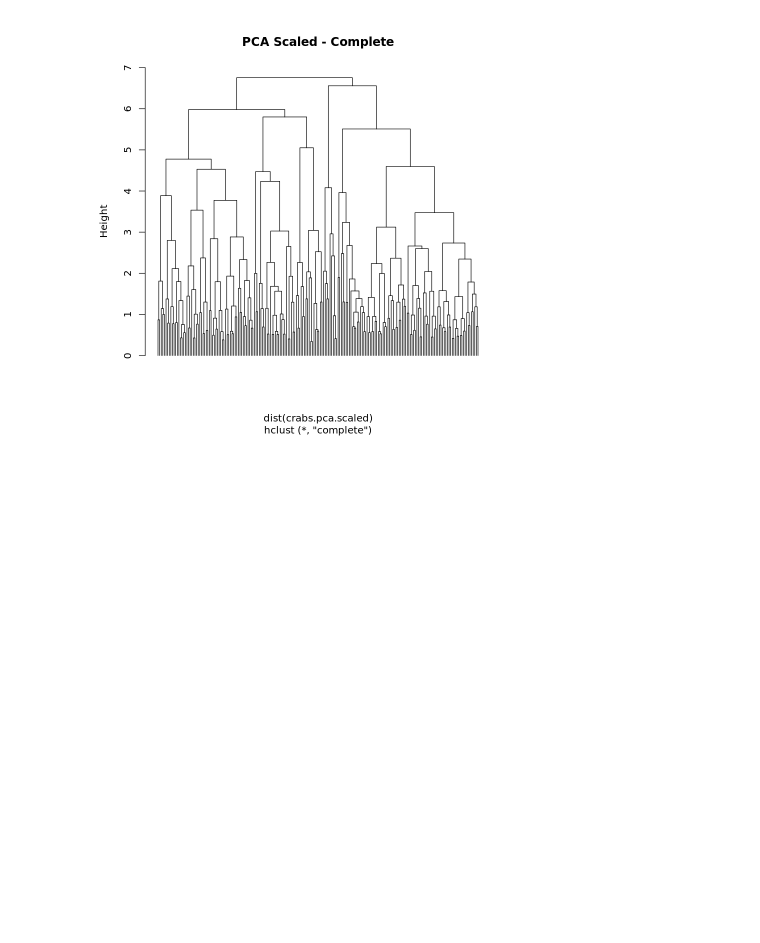
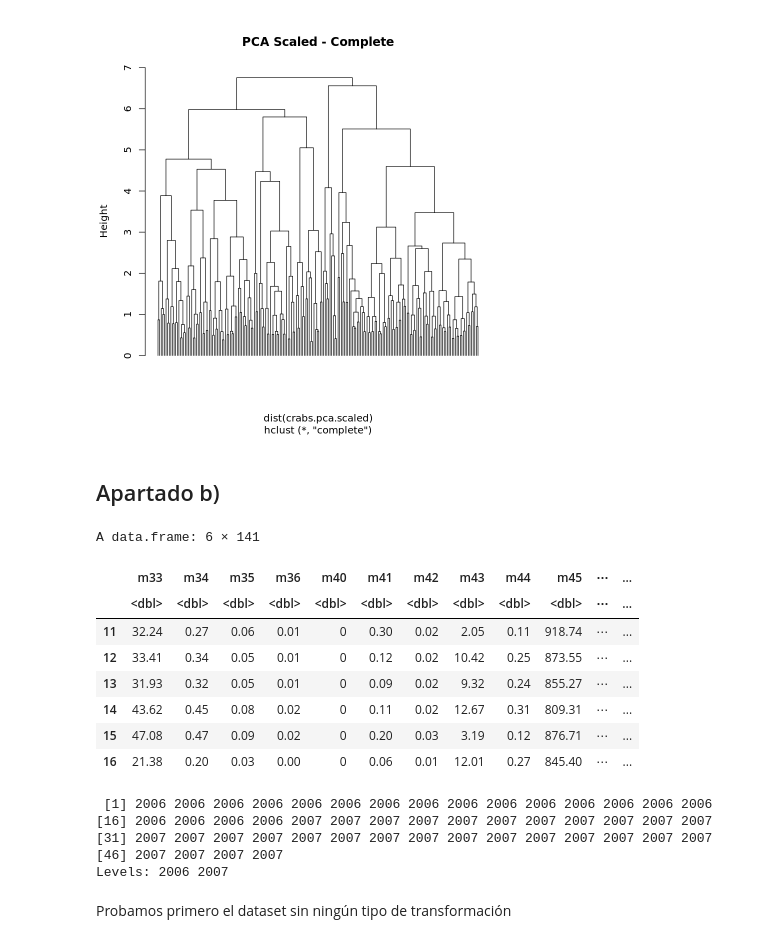
Before and after one commit to natimellino/mineria-de-datos, a Jupyter notebook: TP3.ipynb, the cells around one changed output. Saved outputs shown, nothing was run; the diff lists cells and outputs as text; code cells hidden in the pictures; blank space fills up the shorter version.

```diff
--- a/TP3.ipynb
+++ b/TP3.ipynb
@@ -163,3 +163,29 @@ plot(crab.pca.scaled.hc,  labels = FALSE, hang = -1, main = "PCA Scaled - Comple
 [figure]
 [figure]
 [figure]
+# %% [markdown]
+## Apartado b)
+# %%
+load("lampone.Rdata")
+lampone.vars <- lampone[, -c(1, 143, 144)] # La clase esta en 1 y 143, sacamos la 144 porque da error
+head(lampone.vars)
+# %% [output]
+A data.frame: 6 × 141
+|  | m33 | m34 | m35 | m36 | m40 | m41 | m42 | m43 | m44 | m45 | ⋯ | ... |
+|  | <dbl> | <dbl> | <dbl> | <dbl> | <dbl> | <dbl> | <dbl> | <dbl> | <dbl> | <dbl> | ⋯ | ... |
+| 11 | 32.24 | 0.27 | 0.06 | 0.01 | 0 | 0.30 | 0.02 | 2.05 | 0.11 | 918.74 | ⋯ | ... |
+| 12 | 33.41 | 0.34 | 0.05 | 0.01 | 0 | 0.12 | 0.02 | 10.42 | 0.25 | 873.55 | ⋯ | ... |
+| 13 | 31.93 | 0.32 | 0.05 | 0.01 | 0 | 0.09 | 0.02 | 9.32 | 0.24 | 855.27 | ⋯ | ... |
+| 14 | 43.62 | 0.45 | 0.08 | 0.02 | 0 | 0.11 | 0.02 | 12.67 | 0.31 | 809.31 | ⋯ | ... |
+| 15 | 47.08 | 0.47 | 0.09 | 0.02 | 0 | 0.20 | 0.03 | 3.19 | 0.12 | 876.71 | ⋯ | ... |
+| 16 | 21.38 | 0.20 | 0.03 | 0.00 | 0 | 0.06 | 0.01 | 12.01 | 0.27 | 845.40 | ⋯ | ... |
+# %%
+lampone[, 1]
+# %% [output]
+ [1] 2006 2006 2006 2006 2006 2006 2006 2006 2006 2006 2006 2006 2006 2006 2006
+[16] 2006 2006 2006 2006 2007 2007 2007 2007 2007 2007 2007 2007 2007 2007 2007
+[31] 2007 2007 2007 2007 2007 2007 2007 2007 2007 2007 2007 2007 2007 2007 2007
+[46] 2007 2007 2007 2007
+Levels: 2006 2007
+# %% [markdown]
+Probamos primero el dataset sin ningún tipo de transformación
```
Also changed, not shown: parts of 3 cells of this notebook, 1 other file.
